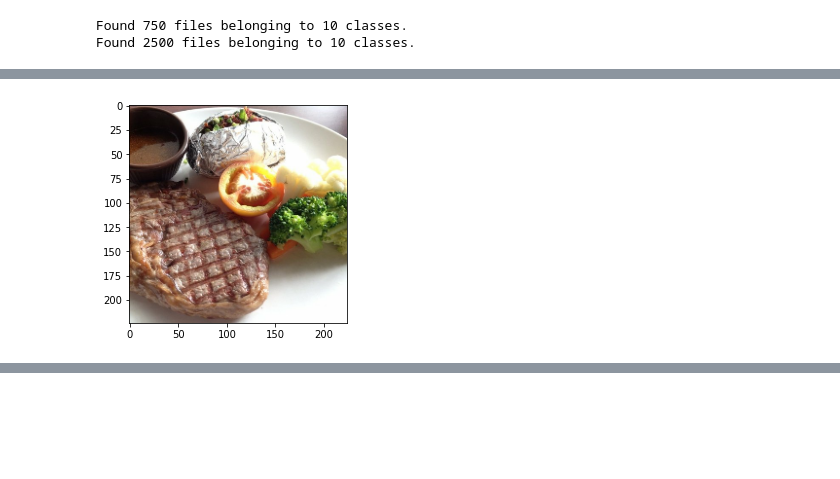
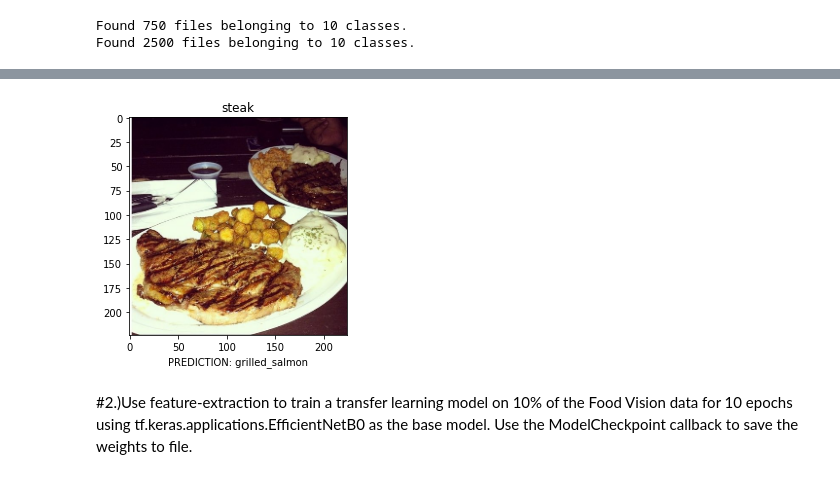
Before and after one commit to Rubnserrano/TF-Certification, a Jupyter notebook: 05_curso_tf_exercises.ipynb, the cells around one changed output, grey strips where cells are left out. Drawn from its saved outputs; the diff is of its cells as text; code cells hidden in the pictures; blank space fills up the shorter version.

```diff
--- a/05_curso_tf_exercises.ipynb
+++ b/05_curso_tf_exercises.ipynb
@@ -94,4 +163,3 @@ AttributeError: ignored
-# %%
-plot_random_image(train_data_10_percent)
-# %% [output]
-[figure, removed]
+# %%
+plot_random_image(test_data_10_percent, model,  32, 'steak')
+# %% [output]
@@ -97,0 +167,3 @@ plot_random_image(train_data_10_percent)
+[figure, added]
+# %% [markdown]
+#2.)Use feature-extraction to train a transfer learning model on 10% of the Food Vision data for 10 epochs using tf.keras.applications.EfficientNetB0 as the base model. Use the ModelCheckpoint callback to save the weights to file.
```
Also changed, not shown: parts of 22 cells of this notebook.
